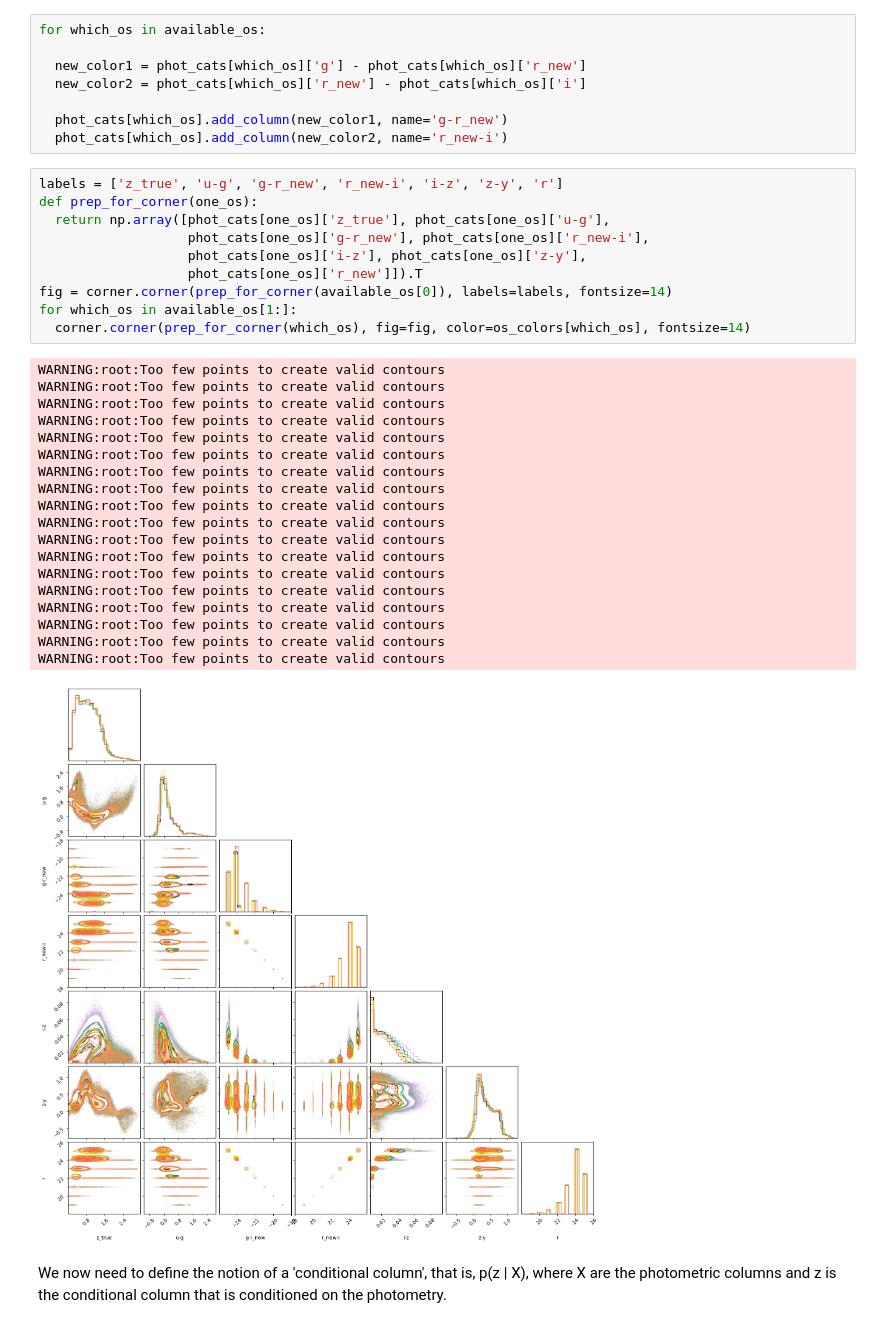
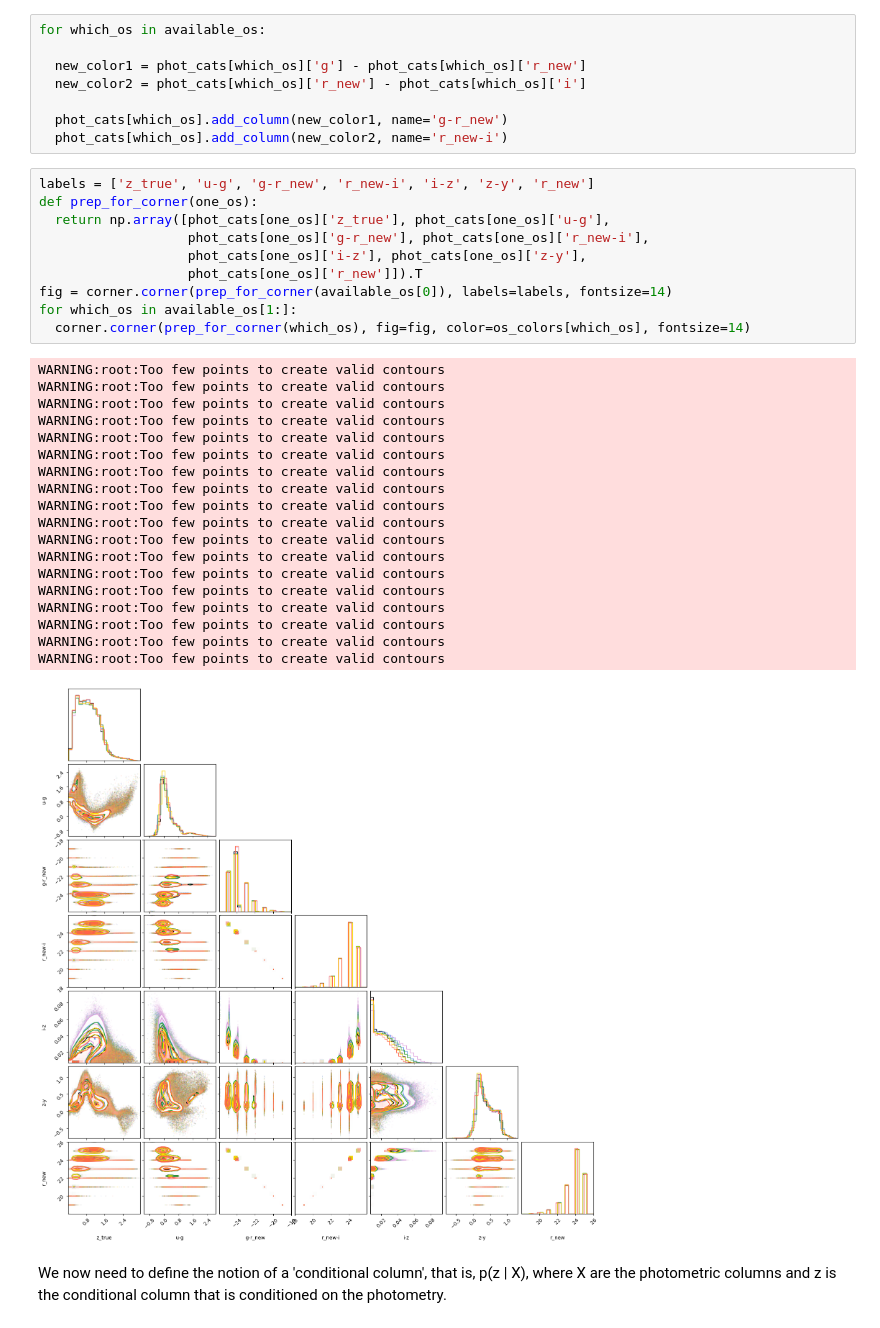
Before and after one commit to Rachel-0420/TLM-Continuous-Data, a Jupyter notebook: Example_TLM.ipynb, the cells around one changed output. Drawn from its saved outputs; the diff is of its cells as text.

Commit message:
Posterior graph editted

```diff
--- a/Example_TLM.ipynb
+++ b/Example_TLM.ipynb
@@ -415,35 +415,35 @@ for which_os in available_os:
   phot_cats[which_os].add_column(new_color1, name='g-r_new')
   phot_cats[which_os].add_column(new_color2, name='r_new-i')
 # %%
-labels = ['z_true', 'u-g', 'g-r_new', 'r_new-i', 'i-z', 'z-y', 'r']
+labels = ['z_true', 'u-g', 'g-r_new', 'r_new-i', 'i-z', 'z-y', 'r_new']
 def prep_for_corner(one_os):
   return np.array([phot_cats[one_os]['z_true'], phot_cats[one_os]['u-g'],
                    phot_cats[one_os]['g-r_new'], phot_cats[one_os]['r_new-i'],
                    phot_cats[one_os]['i-z'], phot_cats[one_os]['z-y'],
                    phot_cats[one_os]['r_new']]).T
 fig = corner.corner(prep_for_corner(available_os[0]), labels=labels, fontsize=14)
 for which_os in available_os[1:]:
   corner.corner(prep_for_corner(which_os), fig=fig, color=os_colors[which_os], fontsize=14)
 # %% [output]
 WARNING:root:Too few points to create valid contours
 WARNING:root:Too few points to create valid contours
 WARNING:root:Too few points to create valid contours
 WARNING:root:Too few points to create valid contours
 WARNING:root:Too few points to create valid contours
 WARNING:root:Too few points to create valid contours
 WARNING:root:Too few points to create valid contours
 WARNING:root:Too few points to create valid contours
 WARNING:root:Too few points to create valid contours
 WARNING:root:Too few points to create valid contours
 WARNING:root:Too few points to create valid contours
 WARNING:root:Too few points to create valid contours
 WARNING:root:Too few points to create valid contours
 WARNING:root:Too few points to create valid contours
 WARNING:root:Too few points to create valid contours
 WARNING:root:Too few points to create valid contours
 WARNING:root:Too few points to create valid contours
 WARNING:root:Too few points to create valid contours
-[figure, old version]
+[figure, new version]
 # %% [markdown]
 We now need to define the notion of a 'conditional column', that is, p(z | X), where X are the photometric columns and z is the conditional column that is conditioned on the photometry.
 # %%
```
Also changed, not shown: parts of 2 cells of this notebook.
